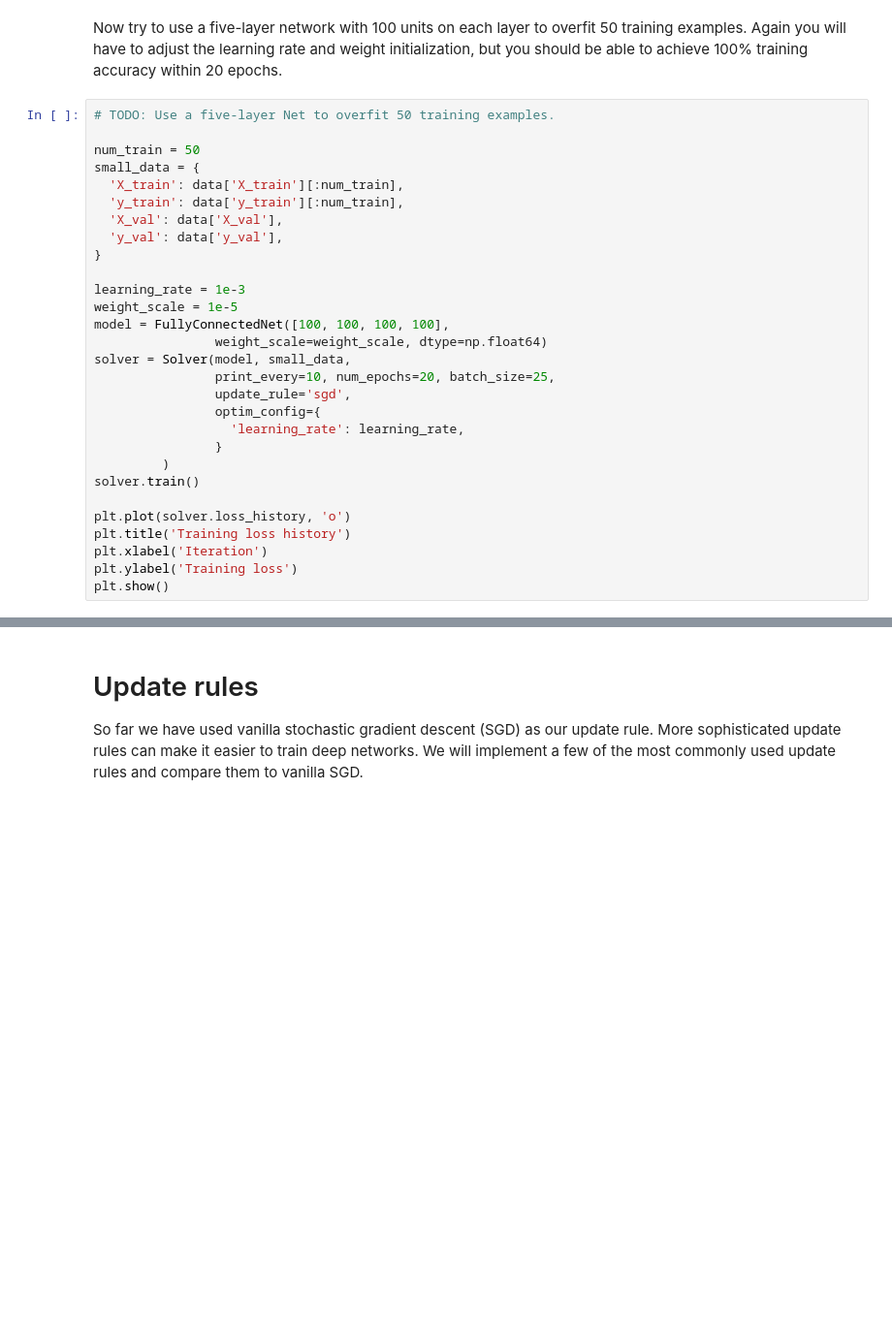
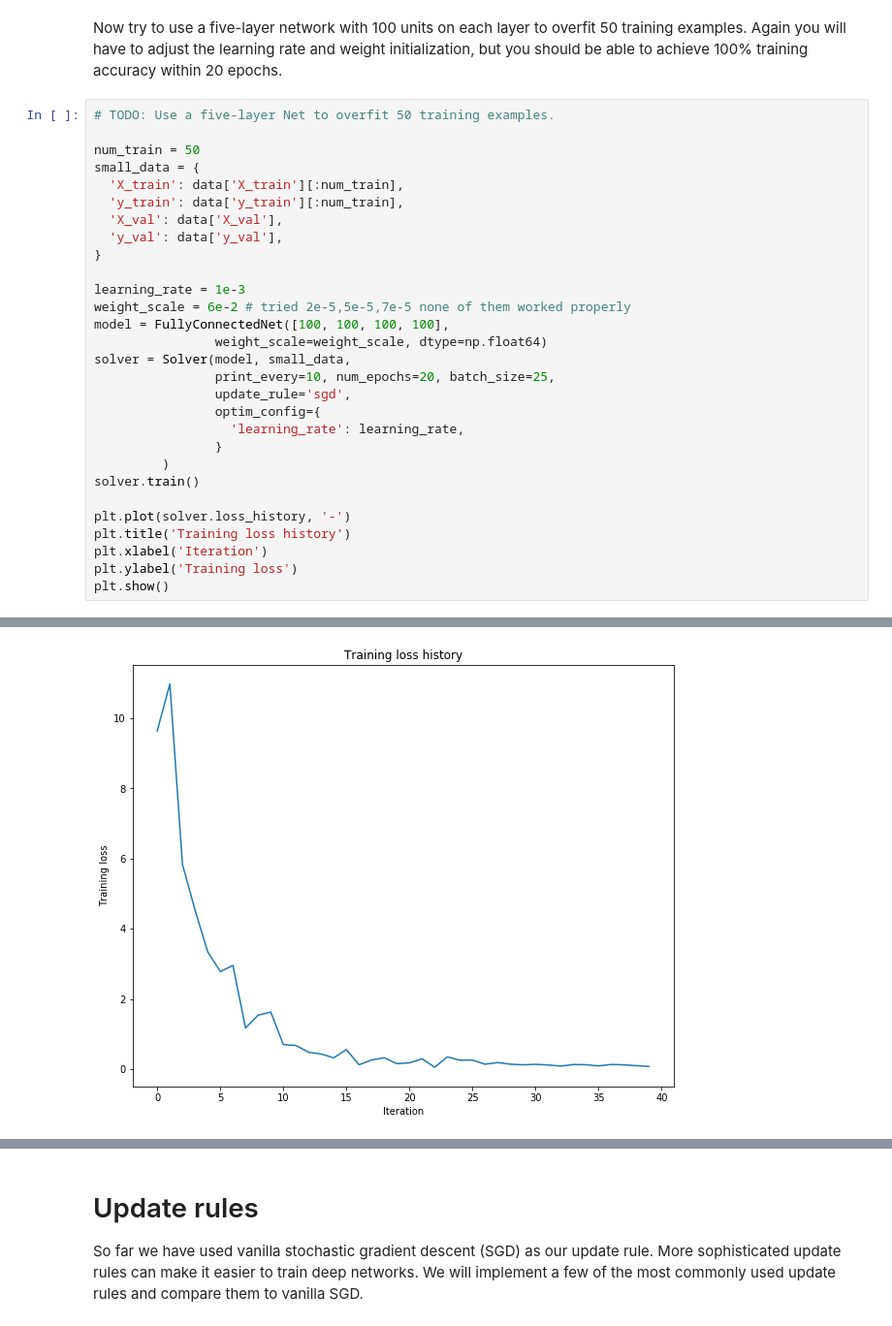
Before and after one commit to divyanshj16/cs231n, a Jupyter notebook: assignment2/FullyConnectedNets.ipynb, the cells around one changed output, grey strips where cells are left out. Shown at 97% size. Cells and saved outputs as stored; diff of their text form; blank space fills up the shorter version.

```diff
--- a/assignment2/FullyConnectedNets.ipynb
+++ b/assignment2/FullyConnectedNets.ipynb
@@ -421,7 +497,7 @@ small_data = {
 }
 
 learning_rate = 1e-3
-weight_scale = 1e-5
+weight_scale = 6e-2 # tried 2e-5,5e-5,7e-5 none of them worked properly
 model = FullyConnectedNet([100, 100, 100, 100],
                 weight_scale=weight_scale, dtype=np.float64)
 solver = Solver(model, small_data,
@@ -433,8 +509,9 @@ solver = Solver(model, small_data,
          )
 solver.train()
 
-plt.plot(solver.loss_history, 'o')
+plt.plot(solver.loss_history, '-')
 plt.title('Training loss history')
 plt.xlabel('Iteration')
 plt.ylabel('Training loss')
 plt.show()
+# %% [output]
@@ -441,3 +535,4 @@ plt.show()
+[figure, added]
 # %% [markdown]
 # Inline question:
 Did you notice anything about the comparative difficulty of training the three-layer net vs training the five layer net?
```
Also changed, not shown: parts of 12 cells of this notebook, 2 other files.
